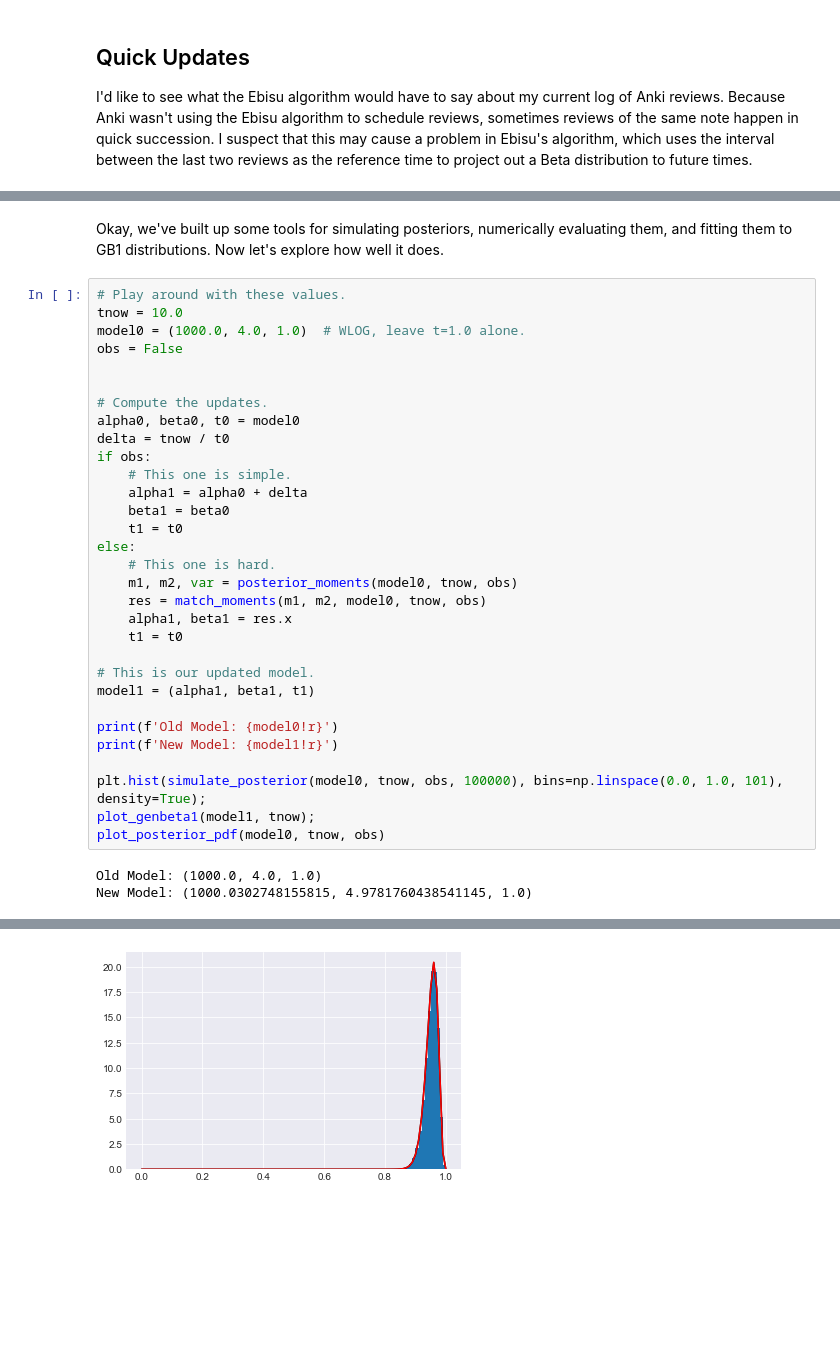
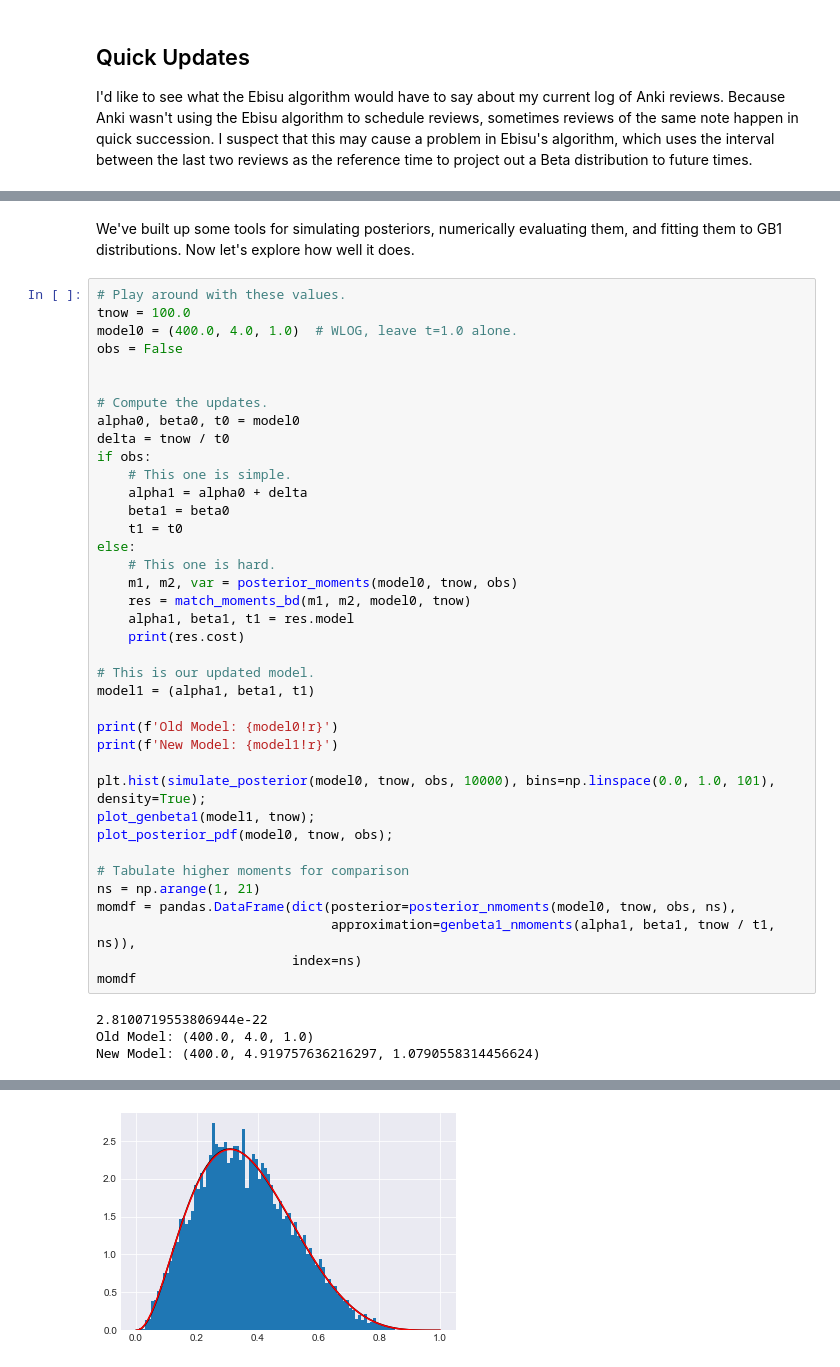
Before and after one commit to rkern/ebisu, a Jupyter notebook: EbisuGB1.ipynb, the cells around one changed output, grey strips where cells are left out. Saved outputs shown, nothing was run; the diff lists cells and outputs as text; blank space fills up the shorter version.

Commit message:
ENH: Add some more GB1 tooling.
Beta-Delta moment-matching function.
Compare higher moments.
Test out telescoping half-lives.

```diff
--- a/EbisuGB1.ipynb
+++ b/EbisuGB1.ipynb
@@ -215,10 +278,10 @@ def match_moments(m1, m2, prior, tnow, obs):
 # %% [markdown]
-Okay, we've built up some tools for simulating posteriors, numerically evaluating them, and fitting them to GB1 distributions.
+We've built up some tools for simulating posteriors, numerically evaluating them, and fitting them to GB1 distributions.
 Now let's explore how well it does.
 # %%
 # Play around with these values.
-tnow = 10.0
-model0 = (1000.0, 4.0, 1.0)  # WLOG, leave t=1.0 alone.
+tnow = 100.0
+model0 = (400.0, 4.0, 1.0)  # WLOG, leave t=1.0 alone.
 obs = False
 
 
@@ -233,9 +296,9 @@ if obs:
 else:
     # This one is hard.
     m1, m2, var = posterior_moments(model0, tnow, obs)
-    res = match_moments(m1, m2, model0, tnow, obs)
-    alpha1, beta1 = res.x
-    t1 = t0
+    res = match_moments_bd(m1, m2, model0, tnow)
+    alpha1, beta1, t1 = res.model
+    print(res.cost)
 
 # This is our updated model.
 model1 = (alpha1, beta1, t1)
@@ -243,9 +306,17 @@ model1 = (alpha1, beta1, t1)
 print(f'Old Model: {model0!r}')
 print(f'New Model: {model1!r}')
 
-plt.hist(simulate_posterior(model0, tnow, obs, 100000), bins=np.linspace(0.0, 1.0, 101), density=True);
+plt.hist(simulate_posterior(model0, tnow, obs, 10000), bins=np.linspace(0.0, 1.0, 101), density=True);
 plot_genbeta1(model1, tnow);
-plot_posterior_pdf(model0, tnow, obs)
+plot_posterior_pdf(model0, tnow, obs);
+
+# Tabulate higher moments for comparison
+ns = np.arange(1, 21)
+momdf = pandas.DataFrame(dict(posterior=posterior_nmoments(model0, tnow, obs, ns),
+                              approximation=genbeta1_nmoments(alpha1, beta1, tnow / t1, ns)),
+                         index=ns)
+momdf
 # %% [output]
-Old Model: (1000.0, 4.0, 1.0)
-New Model: (1000.0302748155815, 4.9781760438541145, 1.0)
+2.8100719553806944e-22
+Old Model: (400.0, 4.0, 1.0)
+New Model: (400.0, 4.919757636216297, 1.0790558314456624)
@@ -252,2 +340,2 @@ New Model: (1000.0302748155815, 4.9781760438541145, 1.0)
-[figure, old version]
+[figure, new version]
 # %% [markdown]
```
Also changed, not shown: parts of 16 cells of this notebook.
